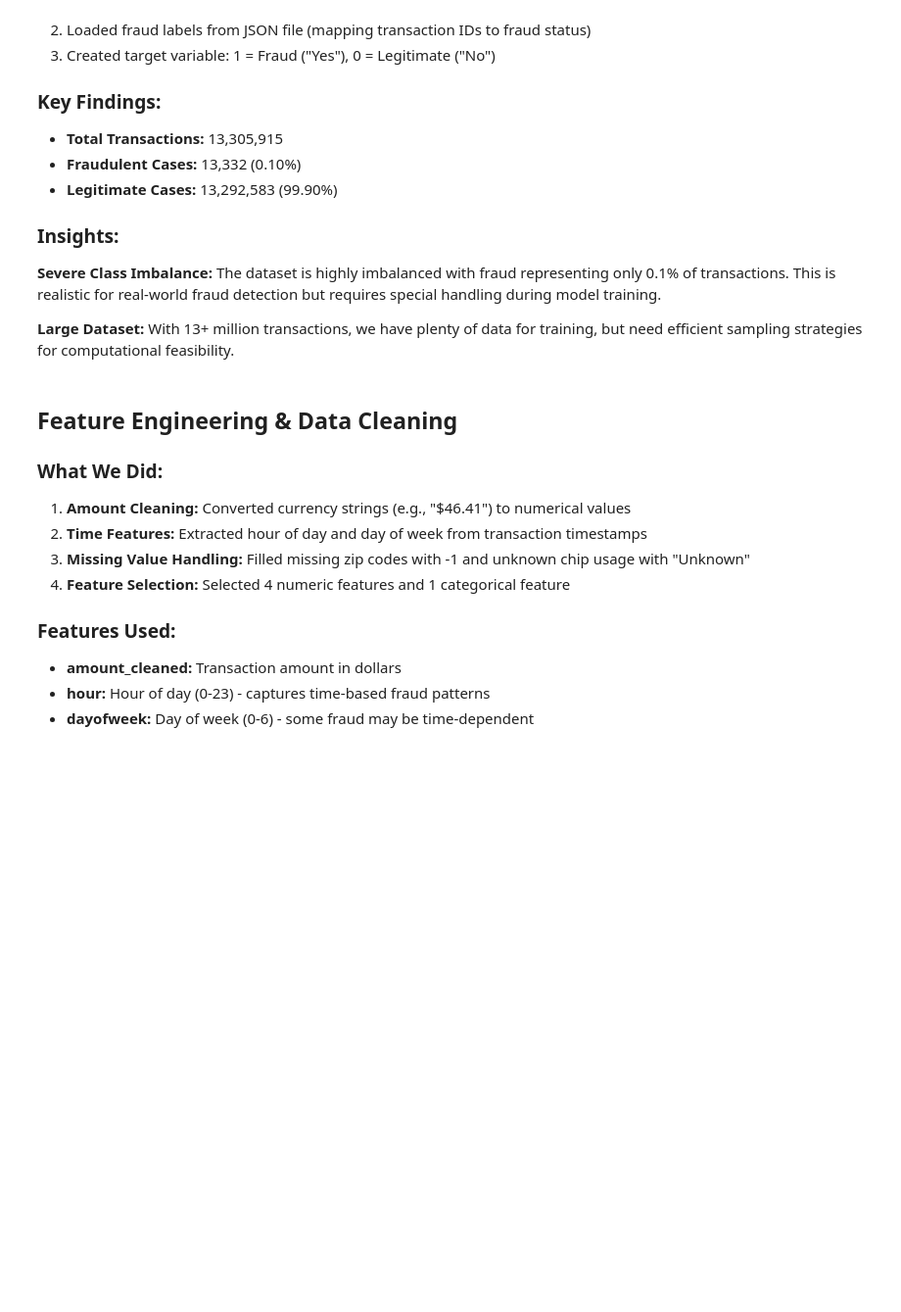
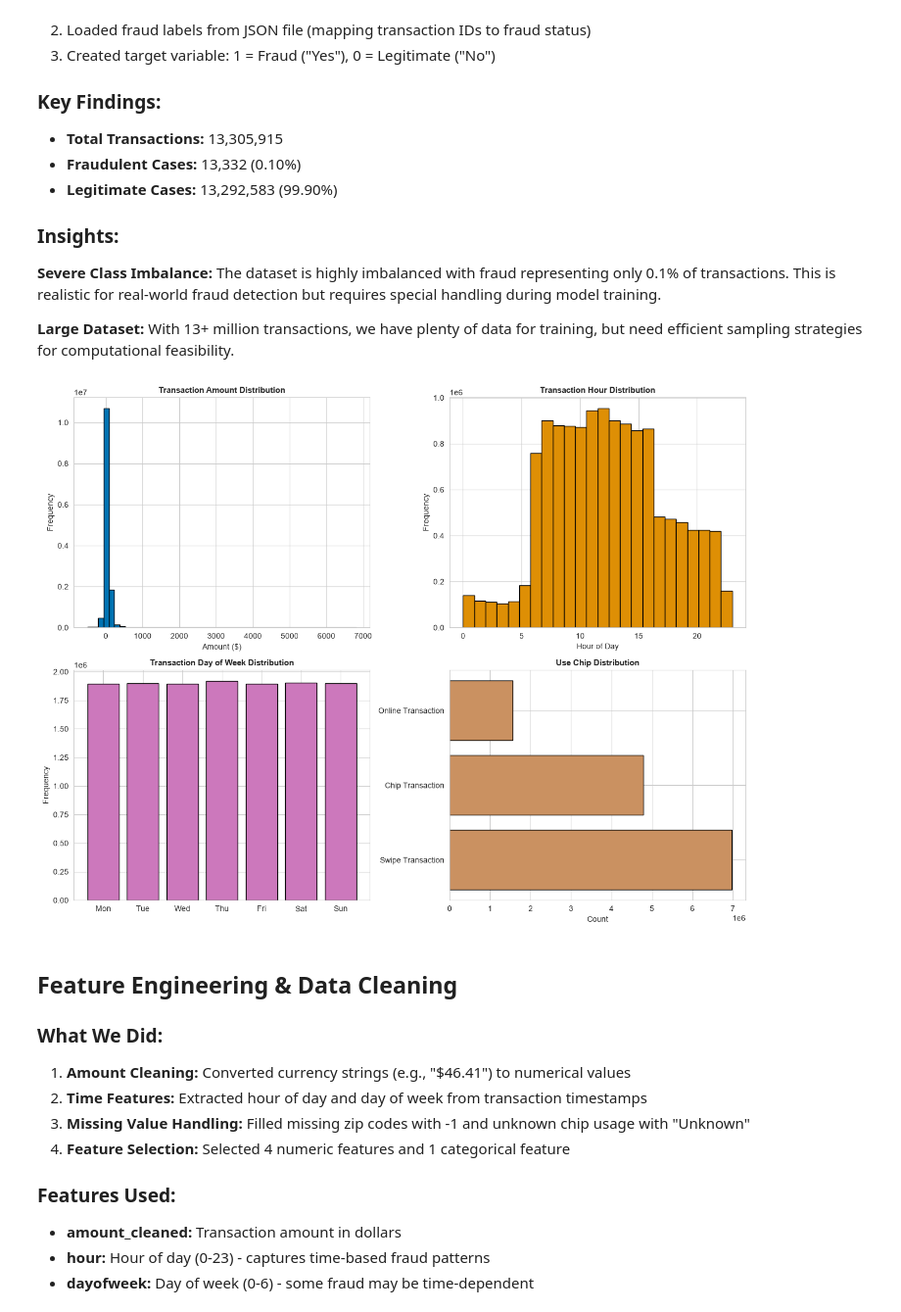
Before and after one commit to AI4ALLteam16a/financial-transaction-fraud-detection, a Jupyter notebook: svm_fraud_detection.ipynb, the cells around one changed output. Shown at 98% size. Cells and saved outputs as stored; diff of their text form; code cells hidden in the pictures; blank space fills up the shorter version.

```diff
--- a/svm_fraud_detection.ipynb
+++ b/svm_fraud_detection.ipynb
@@ -112,35 +127,43 @@ X = df_transactions[numeric_features + categorical_features]
 y = df_transactions['is_fraud']
 # %%
 # Visualize Feature Distributions
+# Colorblind-friendly palette (Okabe-Ito)
+color1 = '#0173B2'  # Blue
+color2 = '#DE8F05'  # Orange
+color3 = '#CC78BC'  # Purple
+color4 = '#CA9161'  # Tan
+
 fig, axes = plt.subplots(2, 2, figsize=(13, 10))
 
 # Amount distribution
-axes[0, 0].hist(df_transactions['amount_cleaned'], bins=50, color='#3498db', edgecolor='black')
+axes[0, 0].hist(df_transactions['amount_cleaned'], bins=50, color=color1, edgecolor='black')
 axes[0, 0].set_title('Transaction Amount Distribution', fontsize=11, fontweight='bold')
 axes[0, 0].set_xlabel('Amount ($)')
 axes[0, 0].set_ylabel('Frequency')
 
 # Hour distribution
-axes[0, 1].hist(df_transactions['hour'], bins=24, color='#f39c12', edgecolor='black')
+axes[0, 1].hist(df_transactions['hour'], bins=24, color=color2, edgecolor='black')
 axes[0, 1].set_title('Transaction Hour Distribution', fontsize=11, fontweight='bold')
 axes[0, 1].set_xlabel('Hour of Day')
 axes[0, 1].set_ylabel('Frequency')
 
 # Day of week
 day_names = ['Mon', 'Tue', 'Wed', 'Thu', 'Fri', 'Sat', 'Sun']
 dow_counts = df_transactions['dayofweek'].value_counts().sort_index()
-axes[1, 0].bar(day_names, dow_counts.values, color='#9b59b6', edgecolor='black')
+axes[1, 0].bar(day_names, dow_counts.values, color=color3, edgecolor='black')
 axes[1, 0].set_title('Transaction Day of Week Distribution', fontsize=11, fontweight='bold')
 axes[1, 0].set_ylabel('Frequency')
 
 # Use Chip distribution
 chip_counts = df_transactions['use_chip'].value_counts()
-axes[1, 1].barh(chip_counts.index, chip_counts.values, color='#e74c3c', edgecolor='black')
+axes[1, 1].barh(chip_counts.index, chip_counts.values, color=color4, edgecolor='black')
 axes[1, 1].set_title('Use Chip Distribution', fontsize=11, fontweight='bold')
 axes[1, 1].set_xlabel('Count')
 
 plt.tight_layout()
 plt.show()
+# %% [output]
+[figure, added]
 # %% [markdown]
 ## Feature Engineering & Data Cleaning
 
```
Also changed, not shown: parts of 6 cells of this notebook.
